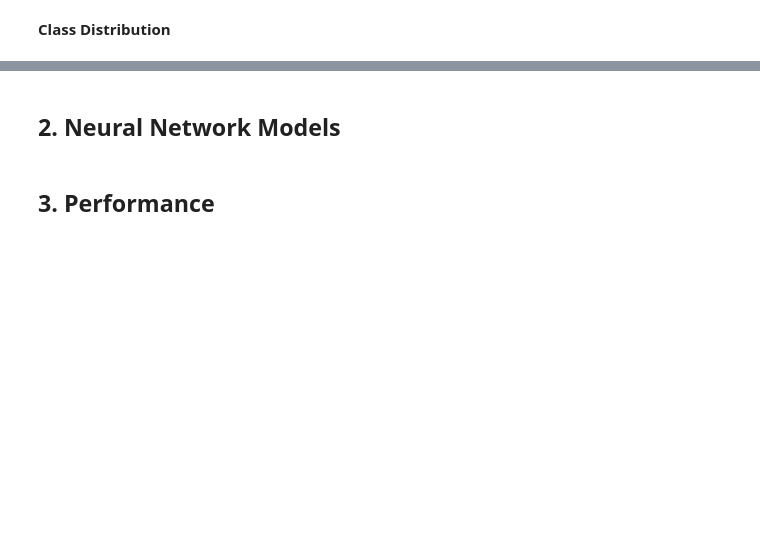
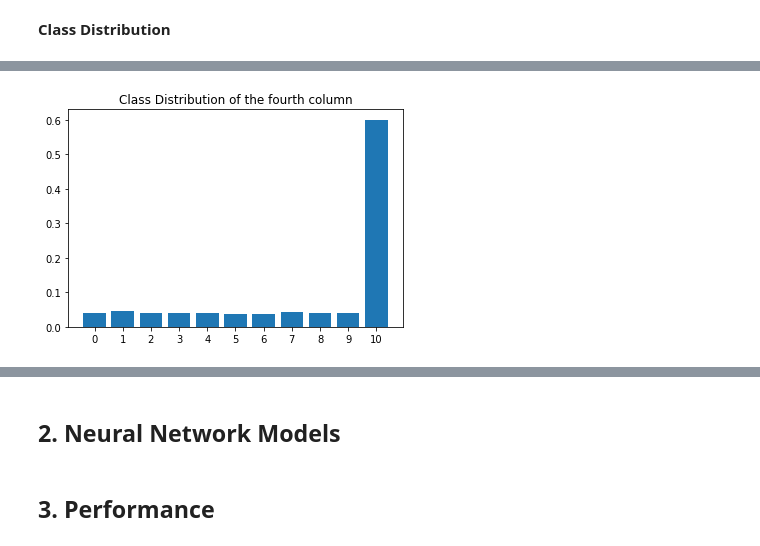
Before and after one commit to du-hr/MNIST-CNN, a Jupyter notebook: MiniProject_3.ipynb, the cells around one changed output, grey strips where cells are left out. Saved outputs shown, nothing was run; the diff lists cells and outputs as text; code cells hidden in the pictures; blank space fills up the shorter version.

```diff
--- a/MiniProject_3.ipynb
+++ b/MiniProject_3.ipynb
@@ -143,7 +174,9 @@ plt.show()
 # %%
-unique_y4, counts_y4 = np.unique(y[:, 3], return_counts=True)
+unique_y4, counts_y4 = np.unique(train_labels[:, 3], return_counts=True)
 plt.bar(unique_y4, counts_y4/sum(counts_y4))
 plt.xticks(unique_y4, unique_y4)
 plt.title(f"Class Distribution of the fourth column")
 plt.show()
+# %% [output]
+[figure, added]
 # %%
```
Also changed, not shown: parts of 22 cells of this notebook.
